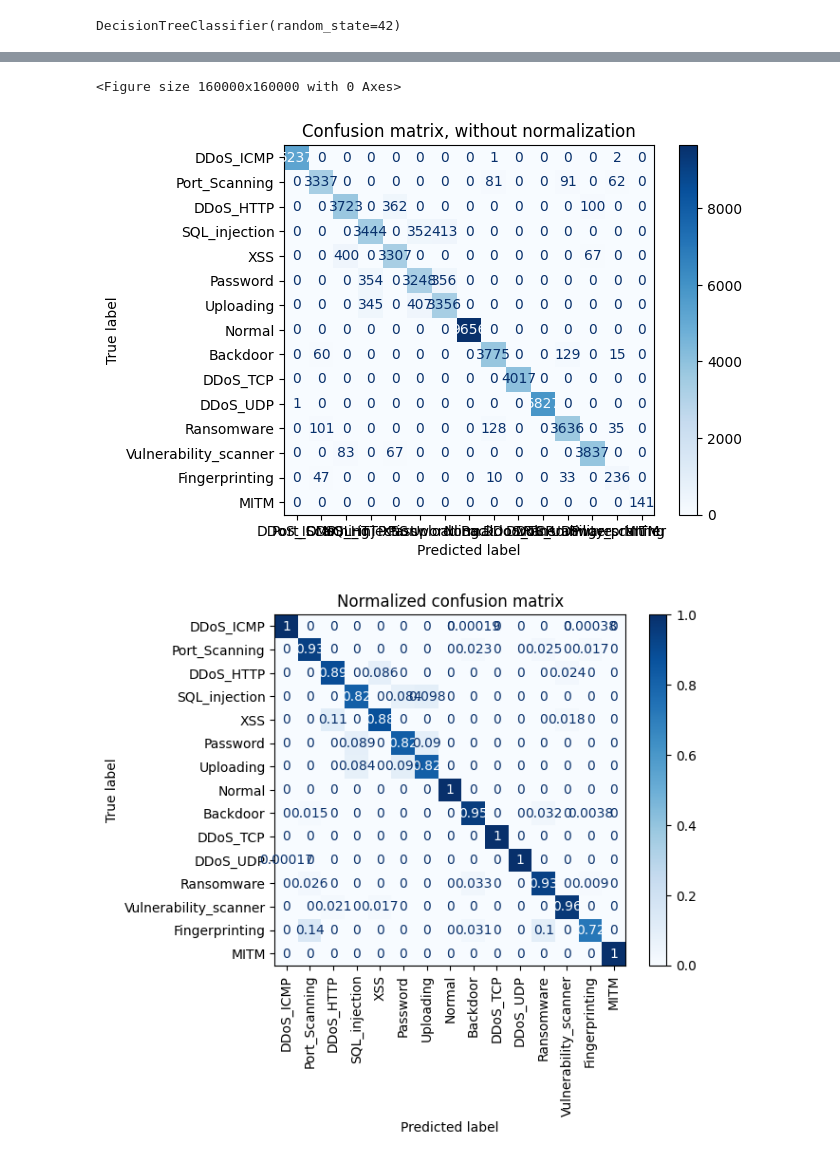
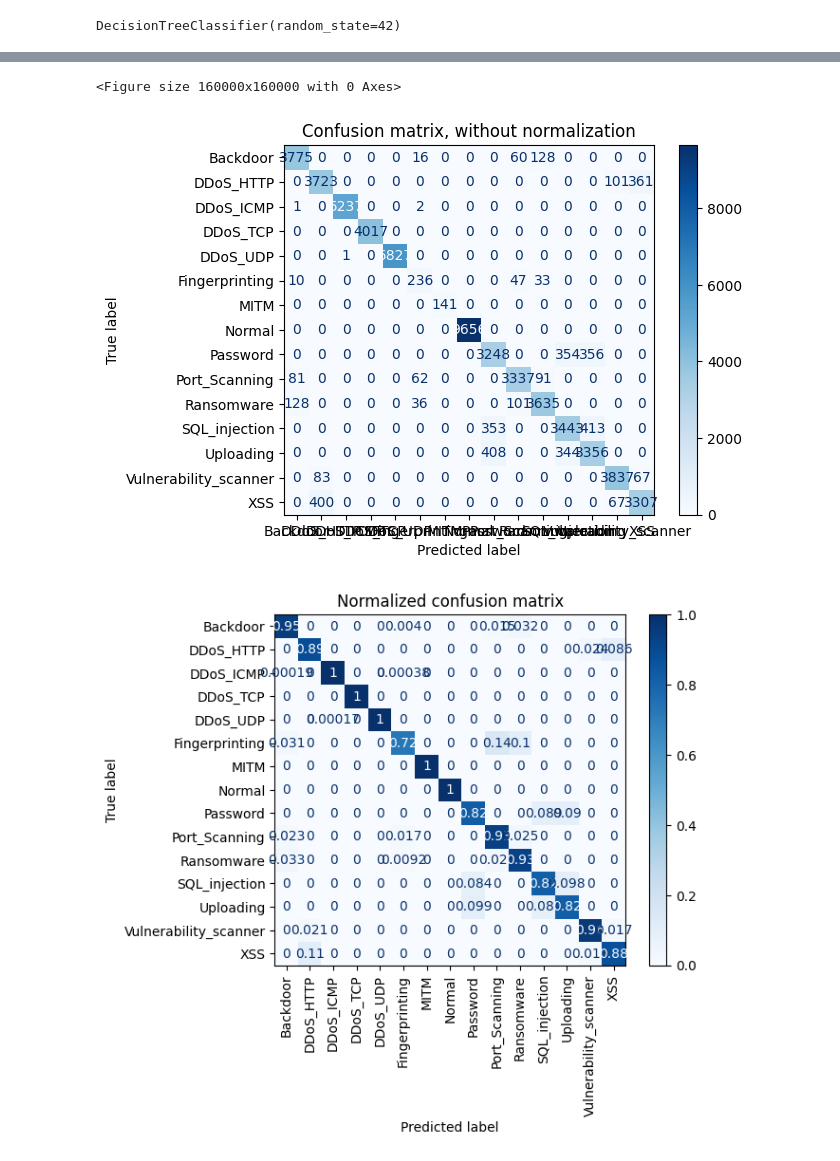
Before and after one commit to pro1710/ids, a Jupyter notebook: ds_analysis.ipynb, the cells around one changed output, grey strips where cells are left out. Cells and saved outputs as stored; diff of their text form; code cells hidden in the pictures.

```diff
--- a/ds_analysis.ipynb
+++ b/ds_analysis.ipynb
@@ -219,6 +220,8 @@ Data columns (total 76 columns):
 dtypes: bool(35), float64(39), int64(1), object(1)
 memory usage: 53.8+ MB
 # %%
+
+
 from sklearn.model_selection import train_test_split
 #from sklearn.model_selection import StratifiedShuffleSplit
 
@@ -229,8 +232,8 @@ target_label_2_class = 'Attack_label' # 0 indicates normal and 1 indicates attac
 target_label_15_class = 'Attack_type'
 target_label_15_class_cat = 'Attack_type_cat'
 
-df[target_label_15_class_cat], Attack_type_classes = pd.factorize(df[target_label_15_class])
-
+# df[target_label_15_class_cat], Attack_type_classes = pd.factorize(df[target_label_15_class])
+df[target_label_15_class_cat] = df[target_label_15_class].astype('category')
 
 Y = df[target_label_2_class]
 
@@ -239,6 +242,10 @@ X = df.drop([target_label_2_class, target_label_15_class, target_label_15_class_
 
 print(f'{Y.shape}, {X.shape}')
 
-X_train, X_test, Y_train, Y_test = train_test_split(X, Y, test_size=0.4, random_state=42)
+SEED = random.randint(0, 42424242)
+
+print(f'SEED = {SEED}')
+
+X_train, X_test, Y_train, Y_test = train_test_split(X, Y, test_size=0.4, random_state=SEED)
 # %% [output]
 (152196,), (152196, 74)
@@ -336,7 +343,7 @@ for title, normalize in titles_options:
         clf,
         X_test,
         Y_test,
-        display_labels=Attack_type_classes,
+        # display_labels=Attack_type_classes,
         cmap=plt.cm.Blues,
         normalize=normalize,
     )
@@ -368,6 +375,6 @@ Confusion matrix, without normalization
 <Figure size 160000x160000 with 0 Axes>
-[figure, old version]
+[figure, new version]
-[figure, old version]
+[figure, new version]
 # %%
 
 from sklearn.metrics import ConfusionMatrixDisplay
```
Also changed, not shown: parts of 11 cells of this notebook.
